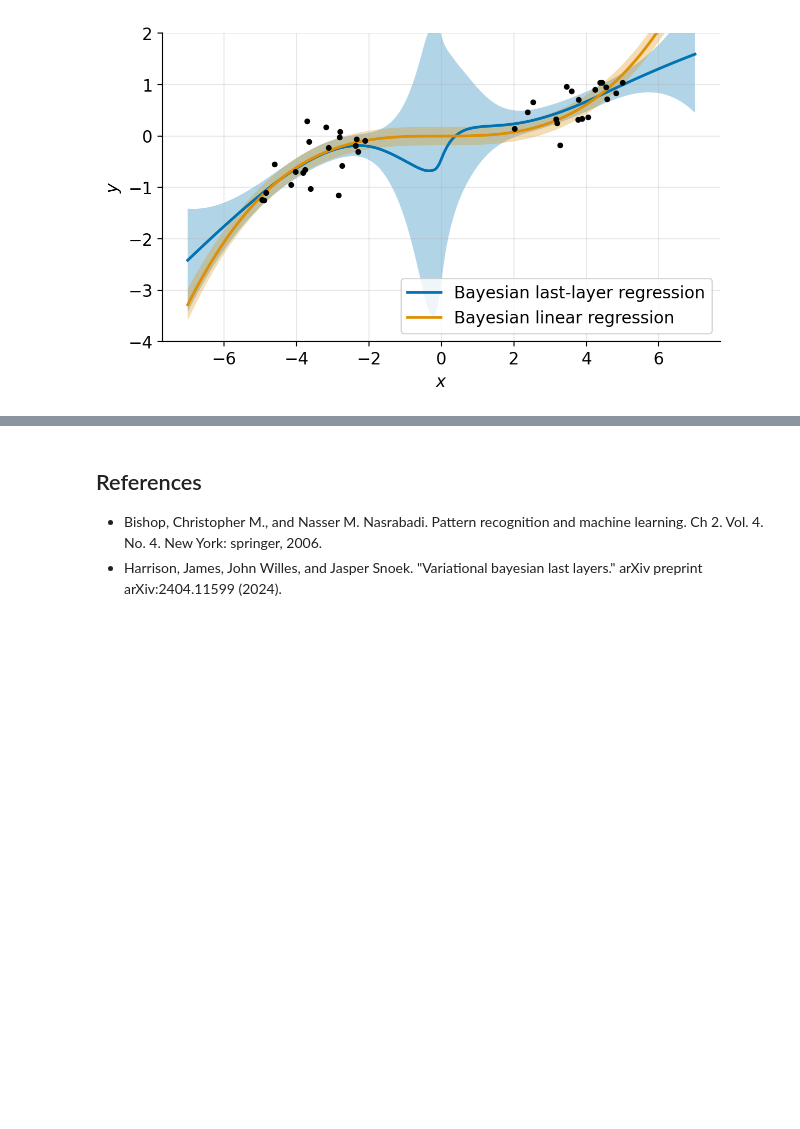
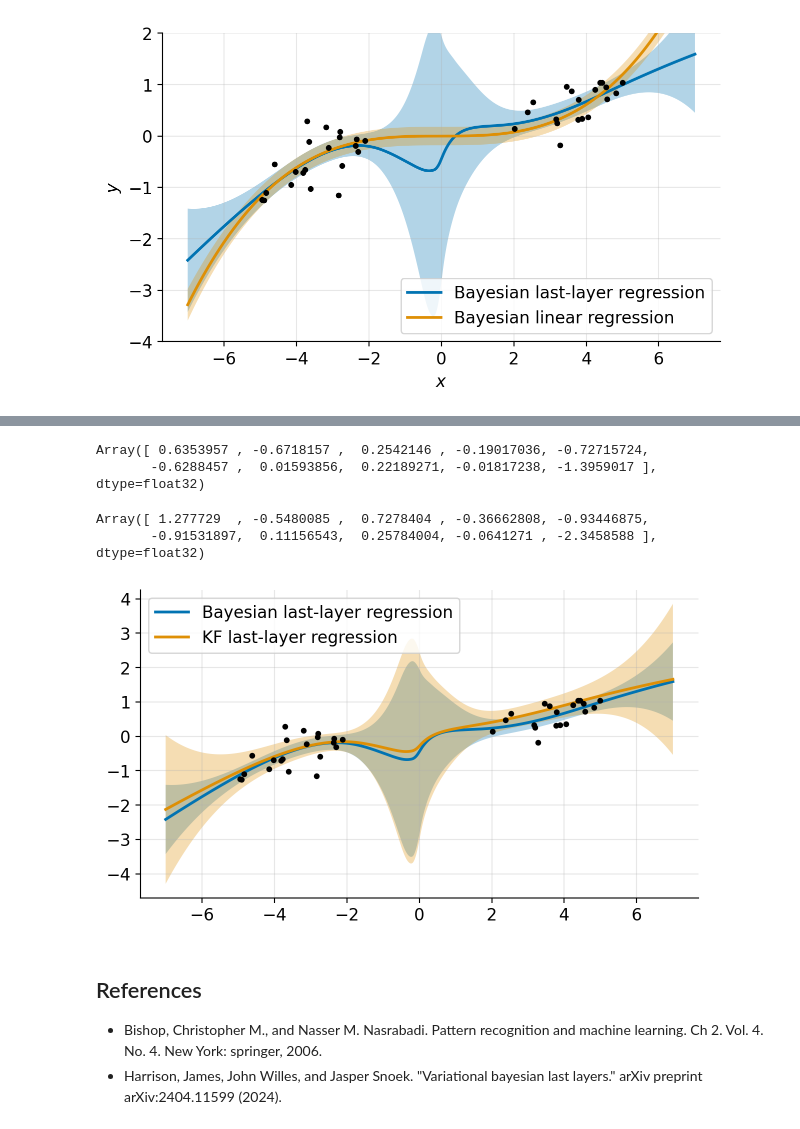
Before and after one commit to gerdm/bayes, a Jupyter notebook: last-layer-bnn.ipynb, the cells around one changed output, grey strips where cells are left out. Drawn from its saved outputs; the diff is of its cells as text; code cells hidden in the pictures; blank space fills up the shorter version.

Commit message:
feat: last-layer-bnn

```diff
--- a/last-layer-bnn.ipynb
+++ b/last-layer-bnn.ipynb
@@ -182,3 +205,40 @@ plt.grid(alpha=0.3)
+# %%
+mu_init = jnp.zeros(M)
+Sigma_init = jnp.eye(M) / alpha
+
+bel_init = (mu_init, Sigma_init)
+
+(mu_final, Sigma_final), _ = jax.lax.scan(step, bel_init, (y, x))
+# %%
+mu_final
+# %% [output]
+Array([ 0.6353957 , -0.6718157 ,  0.2542146 , -0.19017036, -0.72715724,
+       -0.6288457 ,  0.01593856,  0.22189271, -0.01817238, -1.3959017 ],      dtype=float32)
+# %%
+posterior_mean
+# %% [output]
+Array([ 1.277729  , -0.5480085 ,  0.7278404 , -0.36662808, -0.93446875,
+       -0.91531897,  0.11156543,  0.25784004, -0.0641271 , -2.3458588 ],      dtype=float32)
+# %%
+pred_var_kf = 1 / beta + jnp.einsum("si,ij,sj->s", phi_eval, Sigma_final, phi_eval)
+pred_std_kf = jnp.sqrt(pred_var_kf)
+
+pred_mean_kf = jnp.einsum("d,td->t", mu_final, phi_eval)
+
+pred_ubound_kf = pred_mean_kf + 2 * pred_var_kf
+pred_lbound_kf = pred_mean_kf - 2 * pred_var_kf
+# %%
+plt.fill_between(xeval, pred_lbound_ll, pred_ubound_ll, alpha=0.3)
+plt.plot(xeval, pred_mean_ll, linewidth=2, label="Bayesian last-layer regression")
+
+plt.fill_between(xeval, pred_lbound_kf, pred_ubound_kf, alpha=0.3)
+plt.plot(xeval, pred_mean_kf, linewidth=2, label="KF last-layer regression")
+
+plt.legend()
+plt.scatter(x, y, c="black", s=10, zorder=3)
+plt.grid(alpha=0.3)
+# %% [output]
+[figure, added]
 # %% [markdown]
 ## References
 
```
Also changed, not shown: parts of 2 cells of this notebook.
